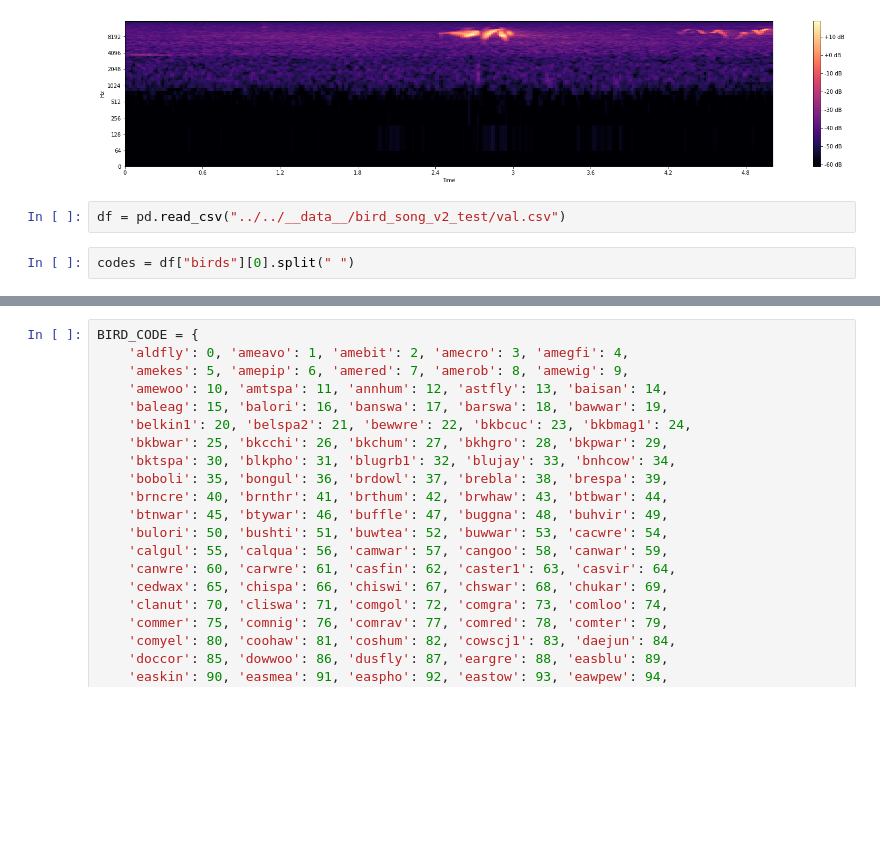
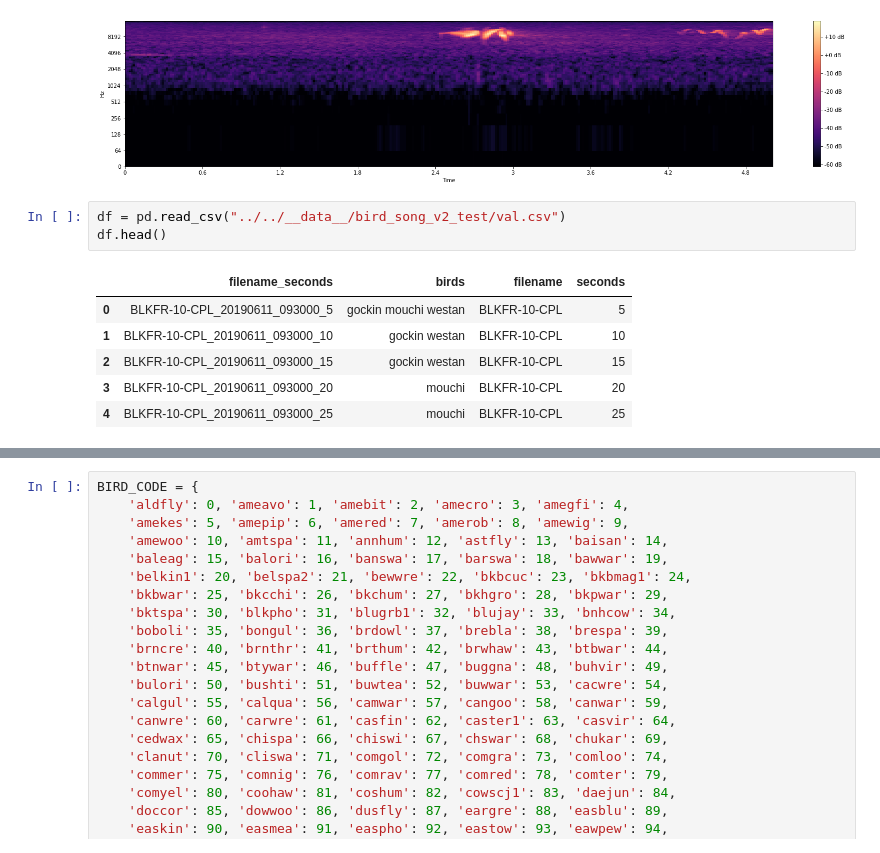
Before and after one commit to Pipe-Runner-Lab/cornell_birdcall_identification, a Jupyter notebook: docs/utility/spectrogram_experimentation.ipynb, the cells around one changed output, grey strips where cells are left out. Cells and saved outputs as stored; diff of their text form; blank space fills up the shorter version.

```diff
--- a/docs/utility/spectrogram_experimentation.ipynb
+++ b/docs/utility/spectrogram_experimentation.ipynb
@@ -42,5 +42,11 @@ plt.show()
 [figure]
 # %%
 df = pd.read_csv("../../__data__/bird_song_v2_test/val.csv")
+df.head()
+# %% [output]
+|  | filename_seconds | birds | filename | seconds |
+| 0 | BLKFR-10-CPL_20190611_093000_5 | gockin mouchi westan | BLKFR-10-CPL | 5 |
+| 1 | BLKFR-10-CPL_20190611_093000_10 | gockin westan | BLKFR-10-CPL | 10 |
+| 2 | BLKFR-10-CPL_20190611_093000_15 | gockin westan | BLKFR-10-CPL | 15 |
+| 3 | BLKFR-10-CPL_20190611_093000_20 | mouchi | BLKFR-10-CPL | 20 |
+| 4 | BLKFR-10-CPL_20190611_093000_25 | mouchi | BLKFR-10-CPL | 25 |
-# %%
-codes = df["birds"][0].split(" ")
```
Also changed, not shown: parts of 2 cells of this notebook, 22 other files.
